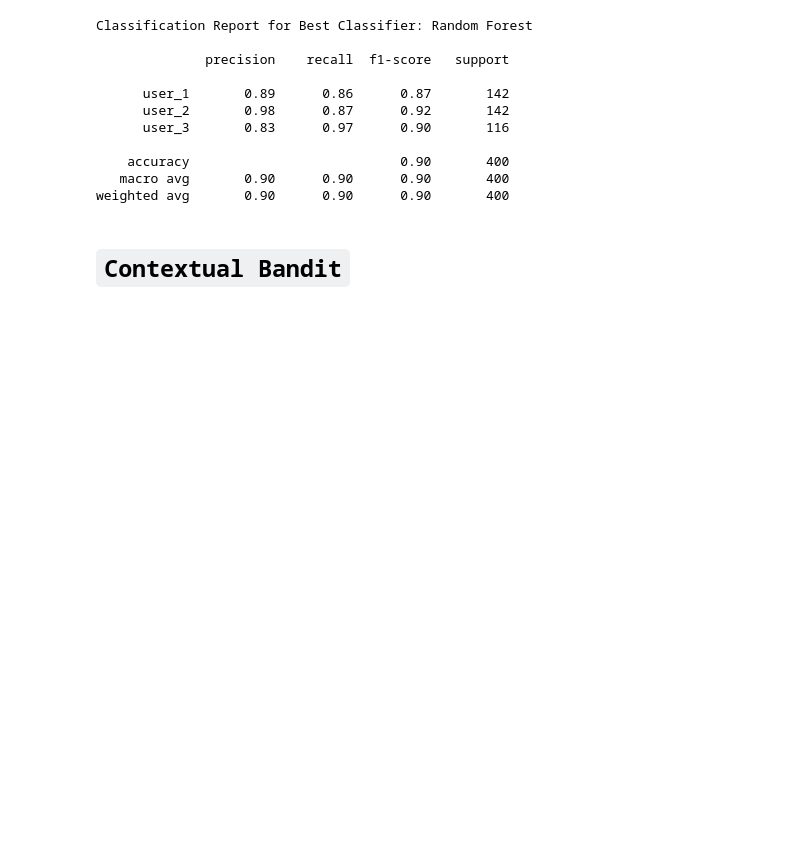
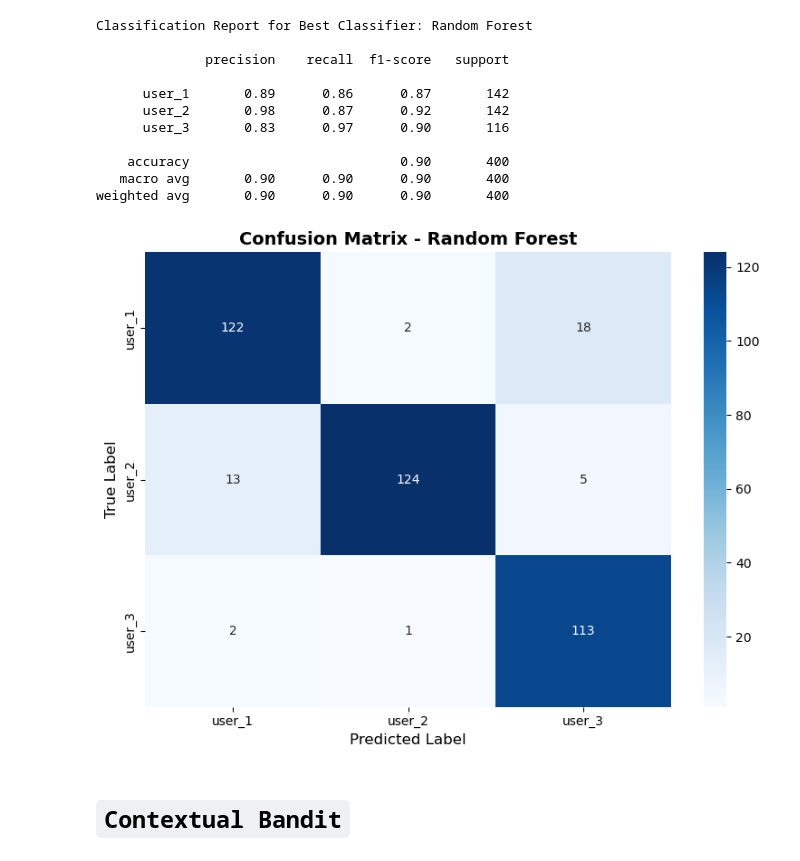
Before and after one commit to Lipi266/lab3-contextual-bandit, a Jupyter notebook: lab3_results_u20230097.ipynb, the cells around one changed output. Drawn from its saved outputs; the diff is of its cells as text; code cells hidden in the pictures; blank space fills up the shorter version.

```diff
--- a/lab3_results_u20230097.ipynb
+++ b/lab3_results_u20230097.ipynb
@@ -246,5 +251,19 @@ print(f"Validation set size: {X_val.shape}")
 # %% [output]
 Training set size: (1600, 30)
 Validation set size: (400, 30)
+# %%
+scaler = StandardScaler()
+
+X_train_scaled = pd.DataFrame(
+    scaler.fit_transform(X_train),
+    columns=TRAIN_FEATURES,
+    index=X_train.index
+)
+
+X_val_scaled = pd.DataFrame(
+    scaler.transform(X_val),
+    columns=TRAIN_FEATURES,
+    index=X_val.index
+)
 # %%
 classifiers = {
@@ -304,6 +364,20 @@ Classification Report for Best Classifier: Random Forest
     accuracy                           0.90       400
    macro avg       0.90      0.90      0.90       400
 weighted avg       0.90      0.90      0.90       400
+# %%
+cm = confusion_matrix(y_val, results[best_classifier_name]['predictions'])
+
+plt.figure(figsize=(8, 6))
+sns.heatmap(cm, annot=True, fmt='d', cmap='Blues',
+            xticklabels=label_encoder.classes_,
+            yticklabels=label_encoder.classes_)
+plt.title(f'Confusion Matrix - {best_classifier_name}', fontsize=14, fontweight='bold')
+plt.ylabel('True Label', fontsize=12)
+plt.xlabel('Predicted Label', fontsize=12)
+plt.tight_layout()
+plt.show()
+# %% [output]
+[figure, added]
 # %% [markdown]
 # `Contextual Bandit`
 # %% [markdown]
```
Also changed, not shown: parts of 27 cells of this notebook, 3 other files.
